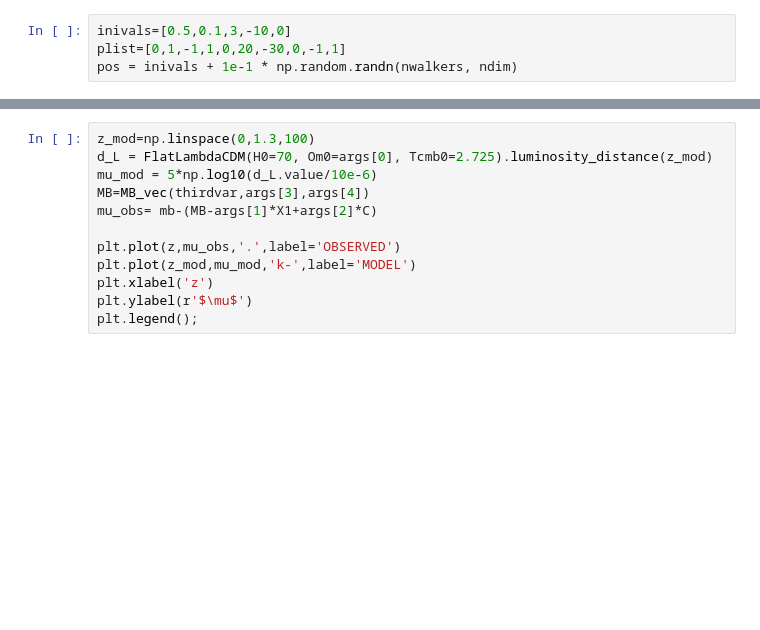
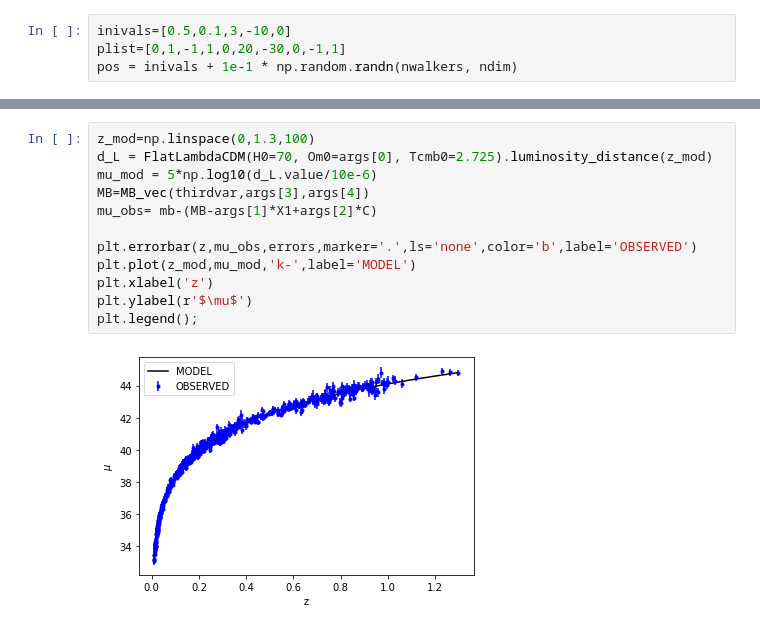
Before and after one commit to DCIDA2019/dcida2020ii-HiramHerrera, a Jupyter notebook: proyecto/supernovas.ipynb, the cells around one changed output, grey strips where cells are left out. Drawn from its saved outputs; the diff is of its cells as text; blank space fills up the shorter version.

```diff
--- a/proyecto/supernovas.ipynb
+++ b/proyecto/supernovas.ipynb
@@ -111,15 +136,17 @@ args-truevals
 # %%
 z_mod=np.linspace(0,1.3,100)
 d_L = FlatLambdaCDM(H0=70, Om0=args[0], Tcmb0=2.725).luminosity_distance(z_mod)
 mu_mod = 5*np.log10(d_L.value/10e-6)
 MB=MB_vec(thirdvar,args[3],args[4])
 mu_obs= mb-(MB-args[1]*X1+args[2]*C)
 
-plt.plot(z,mu_obs,'.',label='OBSERVED')
+plt.errorbar(z,mu_obs,errors,marker='.',ls='none',color='b',label='OBSERVED')
 plt.plot(z_mod,mu_mod,'k-',label='MODEL')
 plt.xlabel('z')
 plt.ylabel(r'$\mu$')
 plt.legend();
+# %% [output]
+[figure, added]
 # %%
 d_L = FlatLambdaCDM(H0=70, Om0=args[0], Tcmb0=2.725).luminosity_distance(z)
 mu_mod = 5*np.log10(d_L.value/10e-6)
```
Also changed, not shown: parts of 12 cells of this notebook.
